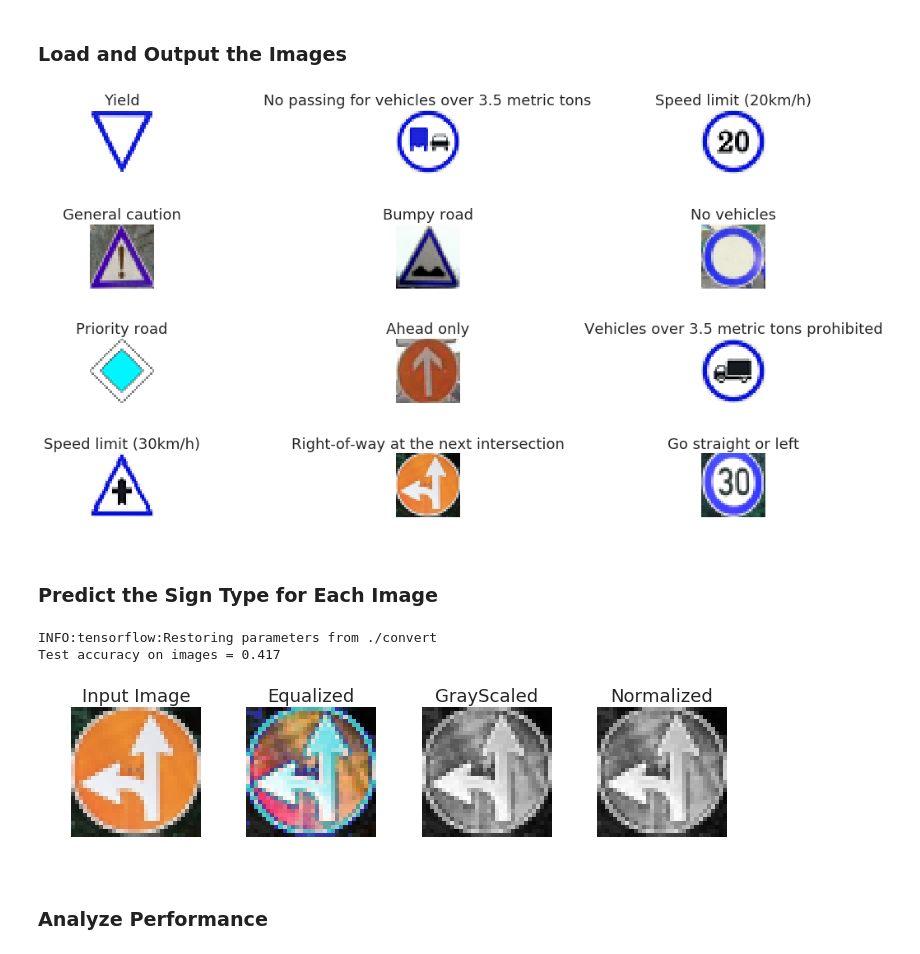
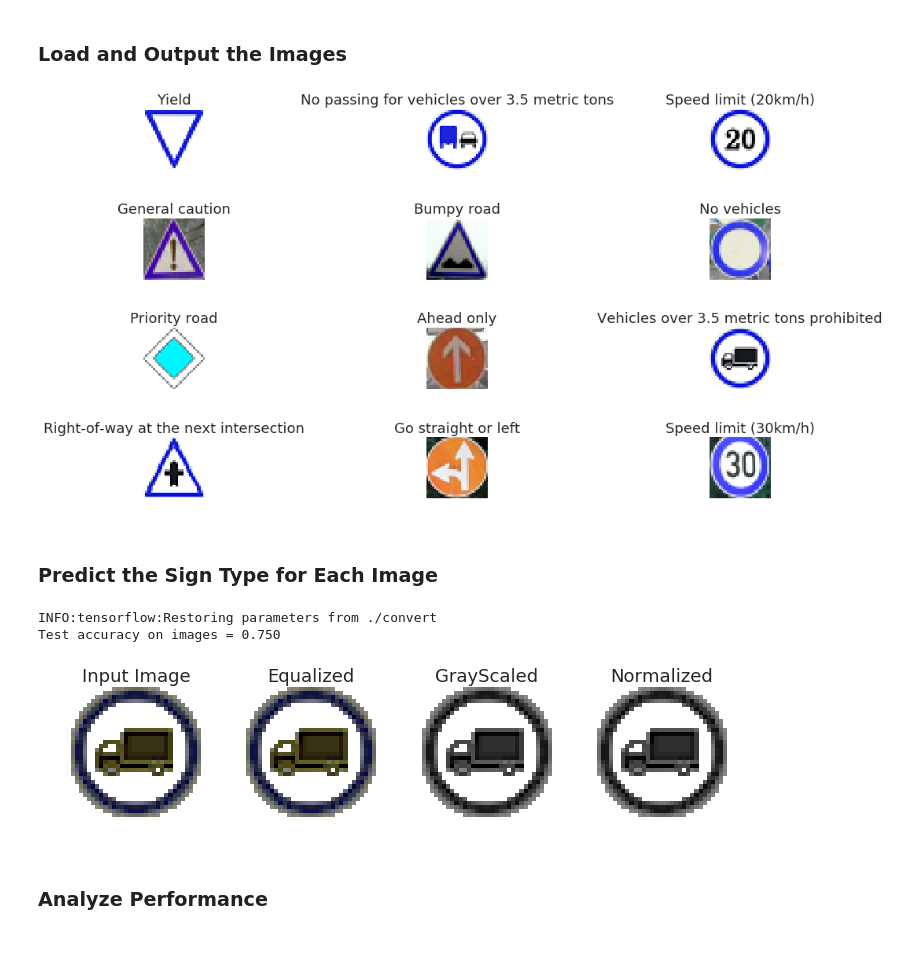
Before and after one commit to snehalmparmar/CarND-Traffic-Sign-Classifier-Project, a Jupyter notebook: Traffic_Sign_Classifier.ipynb, the cells around one changed output. Drawn from its saved outputs; the diff is of its cells as text; code cells hidden in the pictures.

Commit message:
Updating exploration images

```diff
--- a/Traffic_Sign_Classifier.ipynb
+++ b/Traffic_Sign_Classifier.ipynb
@@ -587,23 +587,23 @@ You may find `signnames.csv` useful as it contains mappings from the class id (i
 # %%
 ### Load the images and plot them here.
 filenames = os.listdir('newImages/')
 x_newTest = []
 for name in filenames:
     x_newTest.append(cv2.imread('newImages/'+name))
-y_newTest = np.array([13, 10, 0, 18, 22, 15, 12, 35, 16, 1, 11, 37])
+y_newTest = np.array([13, 10, 0, 18, 22, 15, 12, 35, 16, 11, 37, 1])
 numOfRows = 4
 numOfCols = 3
 fig = plt.figure(figsize = (16,8))
 for i in range(numOfRows*numOfCols):
     ax = fig.add_subplot(numOfRows, numOfCols, i+1)
     ax.imshow(x_newTest[i])
     ax.set_title(labelNames.loc[y_newTest[i], 'SignName'])
     ax.axis('off')
 
 plt.tight_layout()
 plt.savefig('explorations/newDataSetImage.png')
 # %% [output]
-[figure, old version]
+[figure, new version]
 # %% [markdown]
 ### Predict the Sign Type for Each Image
 # %%
@@ -616,8 +616,8 @@ with tf.Session() as sess:
     print('Test accuracy on images = {:.3f}'.format(testNewAccuracy))
 # %% [output]
 INFO:tensorflow:Restoring parameters from ./convert
-Test accuracy on images = 0.417
+Test accuracy on images = 0.750
-[figure, old version]
+[figure, new version]
 # %% [markdown]
 ### Analyze Performance
 # %%
```
Also changed, not shown: parts of 8 cells of this notebook, 6 other files.
